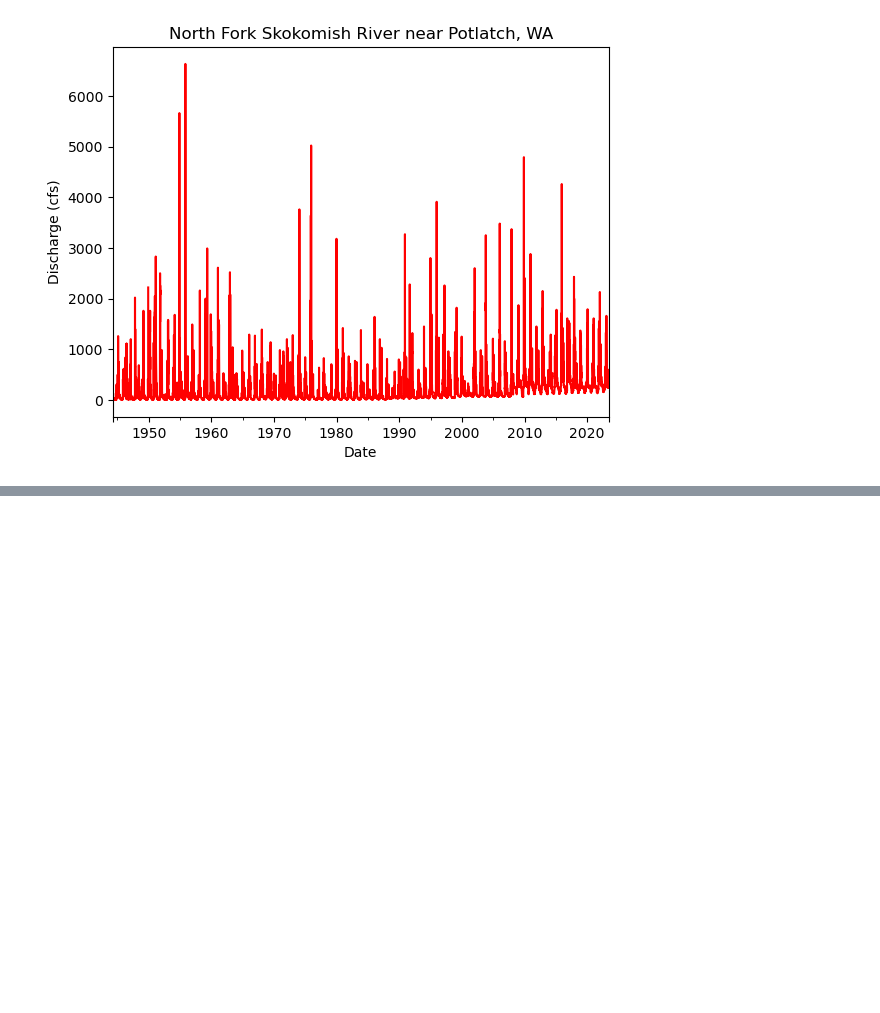
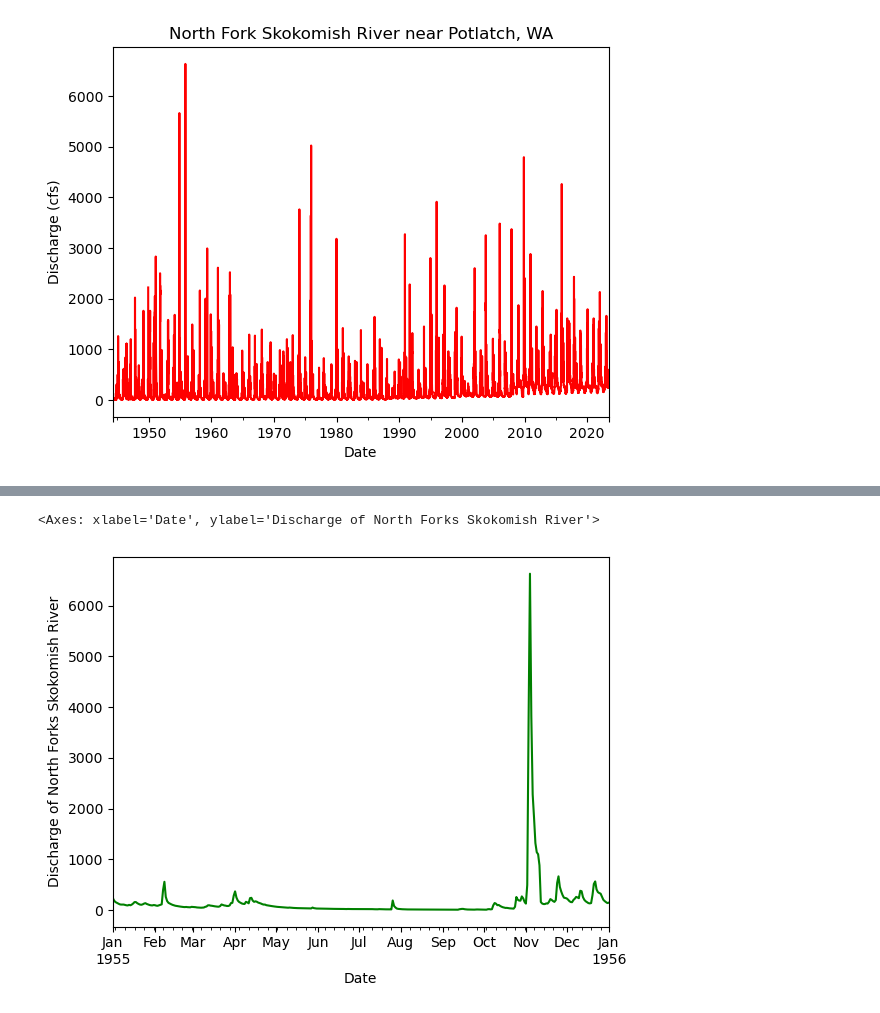
Before and after one commit to KiStroh/time-series-data-KiStroh, a Jupyter notebook: stars-02-time-series.ipynb, the cells around one changed output, grey strips where cells are left out. Drawn from its saved outputs; the diff is of its cells as text; code cells hidden in the pictures; blank space fills up the shorter version.

```diff
--- a/stars-02-time-series.ipynb
+++ b/stars-02-time-series.ipynb
@@ -856,0 +877,11 @@ nf_update.plot(
+# %%
+nf_river_subset = nf_update["1955-01-01":"1956-01-01"]
+nf_river_subset.plot(
+    y="Discharge",
+    ylabel=("Discharge of North Forks Skokomish River"),
+    color="green",
+    legend=False
+)
+# %% [output]
+<Axes: xlabel='Date', ylabel='Discharge of North Forks Skokomish River'>
+[figure, added]
```
Also changed, not shown: parts of 5 cells of this notebook.
